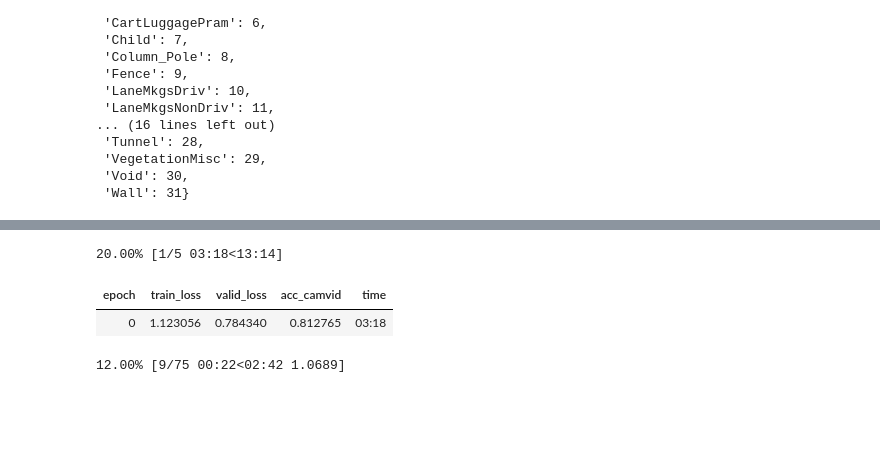
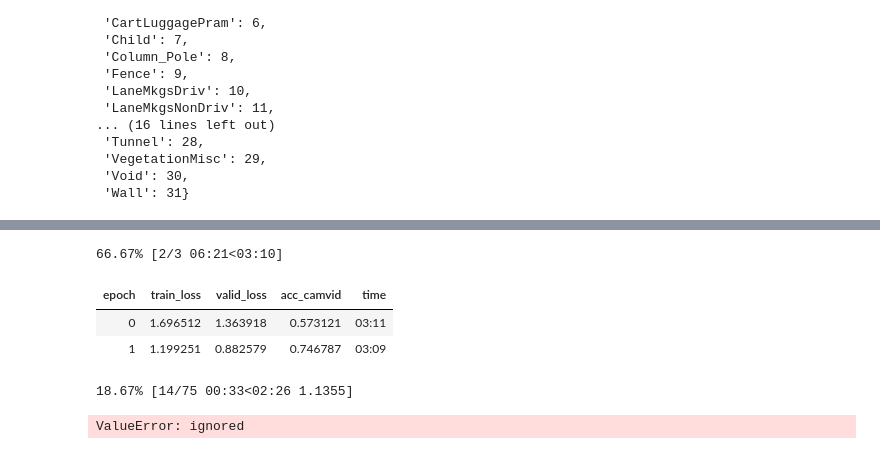
Before and after one commit to Aravinda89/multi_label_classification, a Jupyter notebook: Image_Segmentation.ipynb, the cells around one changed output, grey strips where cells are left out. Drawn from its saved outputs; the diff is of its cells as text; code cells hidden in the pictures; blank space fills up the shorter version.

```diff
--- a/Image_Segmentation.ipynb
+++ b/Image_Segmentation.ipynb
@@ -244,8 +251,9 @@ Minimum/10: 2.29e-03, steepest point: 3.63e-03
 # %%
-learn.fit_flat_cos(5, slice(2.29e-03))
+learn.fit_flat_cos(3, slice(8.32e-03))
 # %% [output]
-20.00% [1/5 03:18<13:14]
+66.67% [2/3 06:21<03:10]
 | epoch | train_loss | valid_loss | acc_camvid | time |
-| 0 | 1.123056 | 0.784340 | 0.812765 | 03:18 |
+| 0 | 1.696512 | 1.363918 | 0.573121 | 03:11 |
+| 1 | 1.199251 | 0.882579 | 0.746787 | 03:09 |
-12.00% [9/75 00:22<02:42 1.0689]
+18.67% [14/75 00:33<02:26 1.1355]
 # %%
@@ -255,3 +263,7 @@ learn.show_results(max_n=4, figsize=(12,6))
+# %%
+learn.show_results()
+# %% [output]
+ValueError: ignored
 # %%
 learn.unfreeze()
 # %%
```
Also changed, not shown: parts of 7 cells of this notebook.
